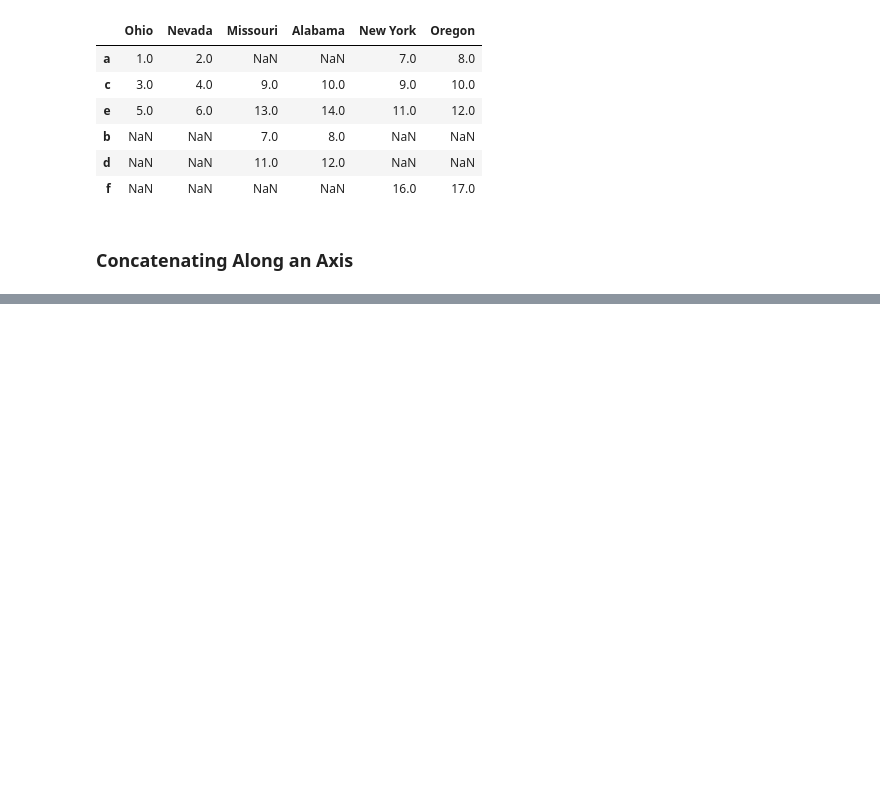
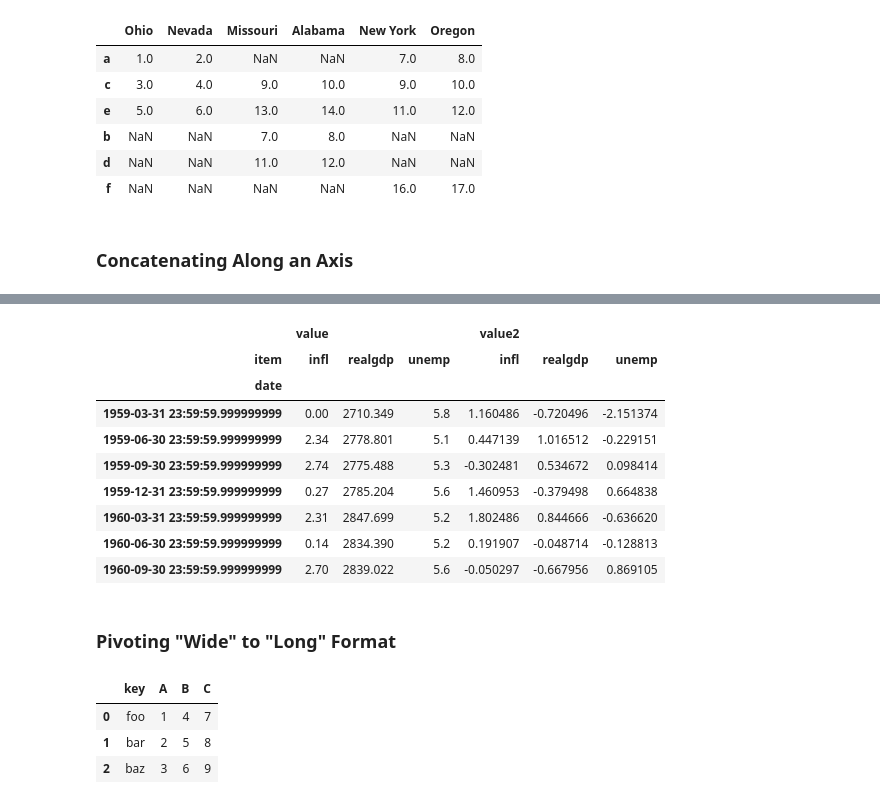
Before and after one commit to ZCW-Data1dot2/data-wrangling-pandas-amanda-wink, a Jupyter notebook: Chapter8WorkAlong.ipynb, the cells around one changed output, grey strips where cells are left out. Saved outputs shown, nothing was run; the diff lists cells and outputs as text; code cells hidden in the pictures; blank space fills up the shorter version.

```diff
--- a/Chapter8WorkAlong.ipynb
+++ b/Chapter8WorkAlong.ipynb
@@ -565,0 +1020,2 @@ left2.join([right2, another], how='outer')
+# %%
+ldata['value2'] = np.random.randn(len(ldata))
@@ -565,0 +1059,17 @@ left2.join([right2, another], how='outer')
+# %%
+unstacked = ldata.set_index(['date', 'item']).unstack('item')
+# %%
+unstacked[:7]
+# %% [output]
+|  | value |  |  | value2 |  |  |
+| item | infl | realgdp | unemp | infl | realgdp | unemp |
+| date |  |  |  |  |  |  |
+| 1959-03-31 23:59:59.999999999 | 0.00 | 2710.349 | 5.8 | 1.160486 | -0.720496 | -2.151374 |
+| 1959-06-30 23:59:59.999999999 | 2.34 | 2778.801 | 5.1 | 0.447139 | 1.016512 | -0.229151 |
+| 1959-09-30 23:59:59.999999999 | 2.74 | 2775.488 | 5.3 | -0.302481 | 0.534672 | 0.098414 |
+| 1959-12-31 23:59:59.999999999 | 0.27 | 2785.204 | 5.6 | 1.460953 | -0.379498 | 0.664838 |
+| 1960-03-31 23:59:59.999999999 | 2.31 | 2847.699 | 5.2 | 1.802486 | 0.844666 | -0.636620 |
+| 1960-06-30 23:59:59.999999999 | 0.14 | 2834.390 | 5.2 | 0.191907 | -0.048714 | -0.128813 |
+| 1960-09-30 23:59:59.999999999 | 2.70 | 2839.022 | 5.6 | -0.050297 | -0.667956 | 0.869105 |
+# %% [markdown]
+### Pivoting "Wide" to "Long" Format
@@ -565,0 +1081,7 @@ left2.join([right2, another], how='outer')
+# %%
+df
+# %% [output]
+|  | key | A | B | C |
+| 0 | foo | 1 | 4 | 7 |
+| 1 | bar | 2 | 5 | 8 |
+| 2 | baz | 3 | 6 | 9 |
```
Also changed, not shown: parts of 88 cells of this notebook, 1 other file.
